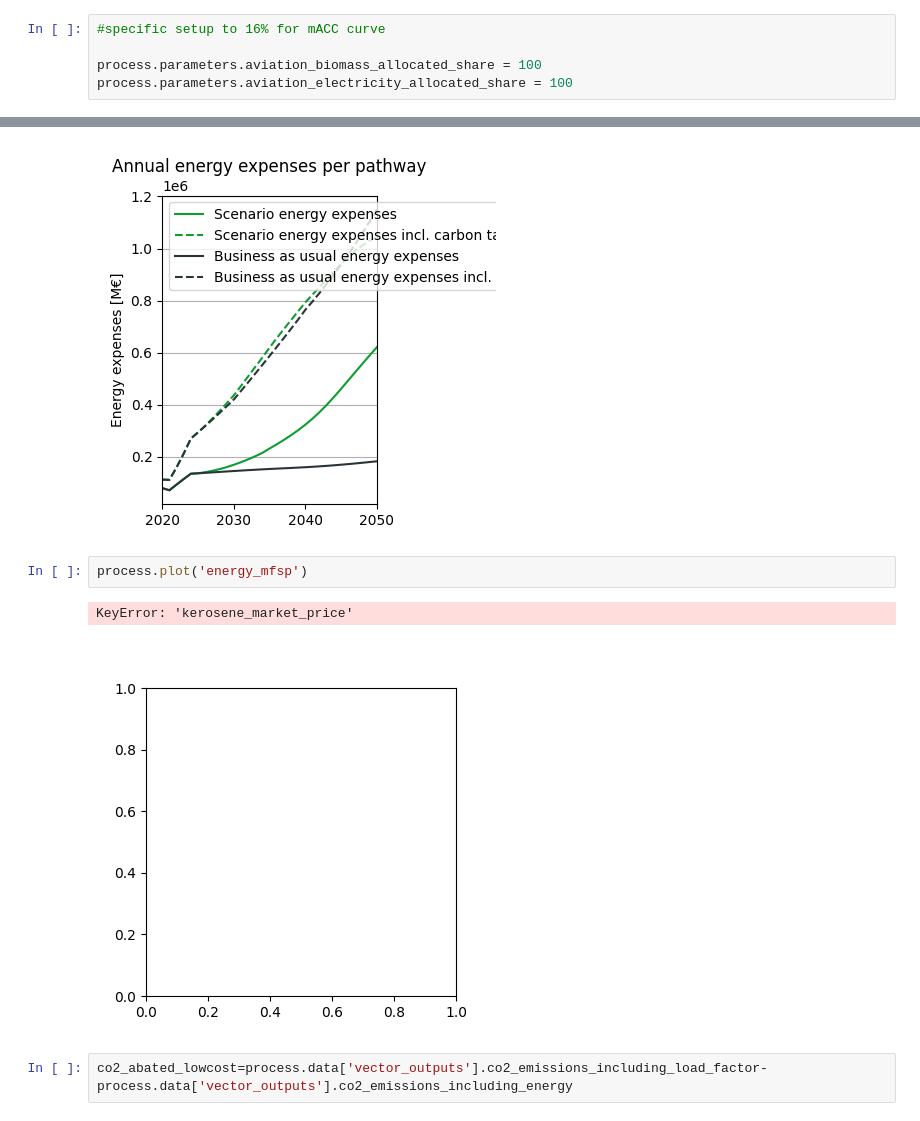
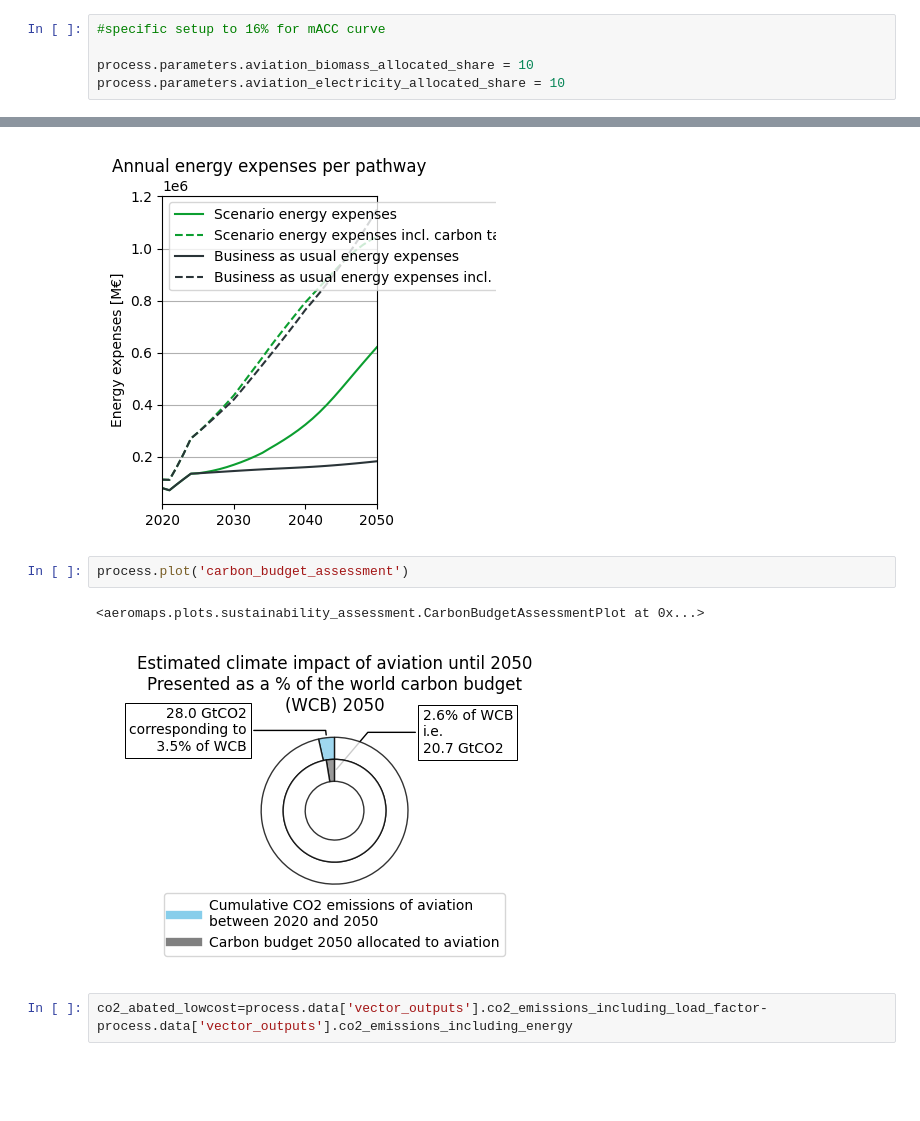
Before and after one commit to AeroMAPS/AeroMAPS, a Jupyter notebook: aeromaps/notebooks/basic_example.ipynb, the cells around one changed output, grey strips where cells are left out. Cells and saved outputs as stored; diff of their text form; blank space fills up the shorter version.

```diff
--- a/aeromaps/notebooks/basic_example.ipynb
+++ b/aeromaps/notebooks/basic_example.ipynb
@@ -164,8 +164,8 @@ process.parameters.hydrogen_gas_share_2050 = 0
 # %%
 #specific setup to 16% for mACC curve
 
-process.parameters.aviation_biomass_allocated_share = 100
-process.parameters.aviation_electricity_allocated_share = 100
+process.parameters.aviation_biomass_allocated_share = 10
+process.parameters.aviation_electricity_allocated_share = 10
 # %%
 process.compute()
 undiscounted_refueleu=process.data['vector_outputs'].non_discounted_energy_expenses
@@ -293,10 +293,10 @@ process.plot('energy_expenses_with_carbon_tax')
 <aeromaps.plots.costs.ScenarioEnergyCarbonTaxPlot at 0x...>
 [figure]
 # %%
-process.plot('energy_mfsp')
+process.plot('carbon_budget_assessment')
 # %% [output]
-KeyError: 'kerosene_market_price'
+<aeromaps.plots.sustainability_assessment.CarbonBudgetAssessmentPlot at 0x...>
-[figure, old version]
+[figure, new version]
 # %%
 co2_abated_lowcost=process.data['vector_outputs'].co2_emissions_including_load_factor-process.data['vector_outputs'].co2_emissions_including_energy
 # %% [markdown]
```
Also changed, not shown: parts of 8 cells of this notebook, 2 other files.
